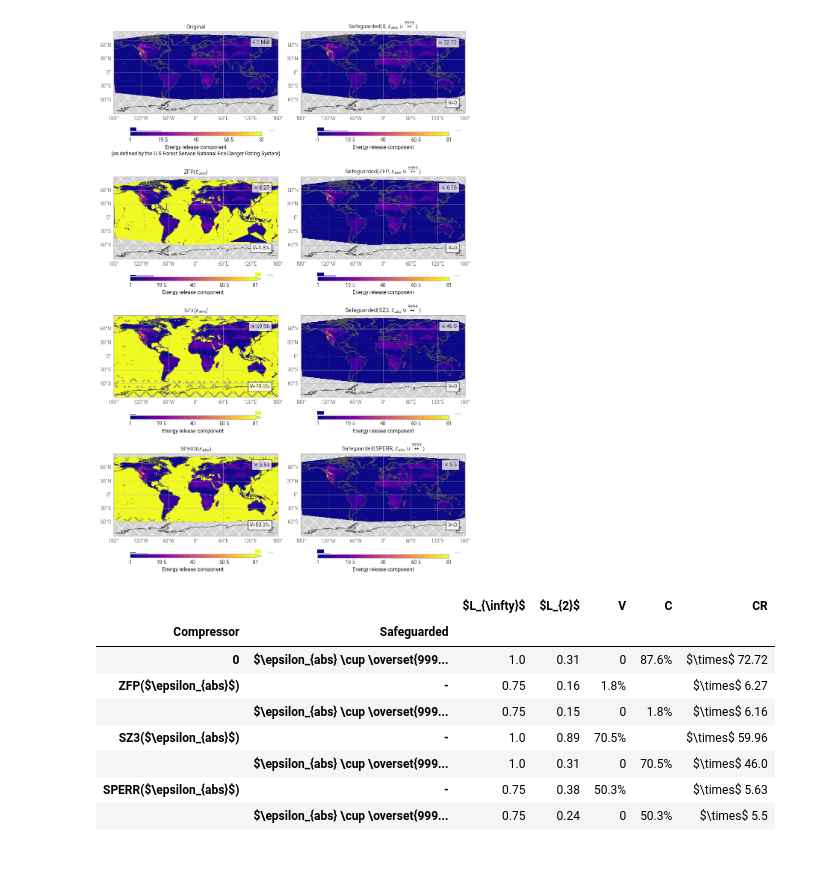
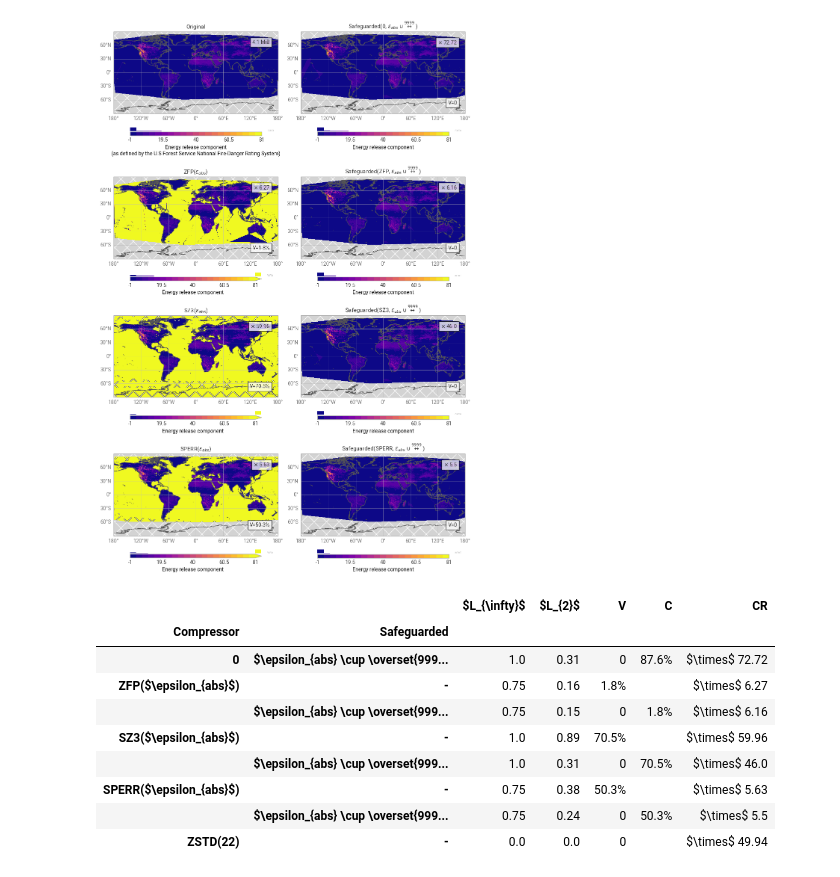
Before and after one commit to juntyr/compression-safeguards, a Jupyter notebook: examples/missing.ipynb, the cells around one changed output. Saved outputs shown, nothing was run; the diff lists cells and outputs as text; code cells hidden in the pictures.

```diff
--- a/examples/missing.ipynb
+++ b/examples/missing.ipynb
@@ -62 +67,7 @@ def compute_corrections_percentage(
+# %%
+zstd = Zstd(level=22)
+
+ercnfdr_zstd_enc = zstd.encode(ercnfdr)
+ercnfdr_zstd = zstd.decode(ercnfdr_zstd_enc)
+ercnfdr_zstd_cr = ercnfdr.nbytes / ercnfdr_zstd_enc.nbytes
 # %% [markdown]
@@ -534,30 +545,38 @@ ercnfdr_table = pd.concat(
             eb_abs=eb_abs,
         ),
         table_ercnfdr(
             ercnfdr_sg["sperr.rs"],
             ercnfdr_sg_cr["sperr.rs"],
             r"SPERR($\epsilon_{abs}$)",
             rf"$\epsilon_{{abs}} \cup \overset{{{missing_value}}}{{\leftrightarrow}}$",
             eb_abs=eb_abs,
             corr=ercnfdr_sperr,
         ),
+        table_ercnfdr(
+            ercnfdr_zstd,
+            ercnfdr_zstd_cr,
+            "ZSTD(22)",
+            "-",
+            eb_abs=eb_abs,
+        ),
     ]
 ).set_index(["Compressor", "Safeguarded"])
 
 Path("missing.tex").write_text(
     ercnfdr_table.to_latex(escape=False)
     .replace("%", r"\%")
     .replace("\\cline{1-7}\n\\bottomrule", "\\bottomrule")
 )
 
 ercnfdr_table
 # %% [output]
 |  |  | $L_{\infty}$ | $L_{2}$ | V | C | CR |
 | Compressor | Safeguarded |  |  |  |  |  |
 | 0 | $\epsilon_{abs} \cup \overset{999... | 1.0 | 0.31 | 0 | 87.6% | $\times$ 72.72 |
 | ZFP($\epsilon_{abs}$) | - | 0.75 | 0.16 | 1.8% |  | $\times$ 6.27 |
 |  | $\epsilon_{abs} \cup \overset{999... | 0.75 | 0.15 | 0 | 1.8% | $\times$ 6.16 |
 | SZ3($\epsilon_{abs}$) | - | 1.0 | 0.89 | 70.5% |  | $\times$ 59.96 |
 |  | $\epsilon_{abs} \cup \overset{999... | 1.0 | 0.31 | 0 | 70.5% | $\times$ 46.0 |
 | SPERR($\epsilon_{abs}$) | - | 0.75 | 0.38 | 50.3% |  | $\times$ 5.63 |
 |  | $\epsilon_{abs} \cup \overset{999... | 0.75 | 0.24 | 0 | 50.3% | $\times$ 5.5 |
+| ZSTD(22) | - | 0.0 | 0.0 | 0 |  | $\times$ 49.94 |
```
Also changed, not shown: parts of 3 cells of this notebook, 4 other files.
